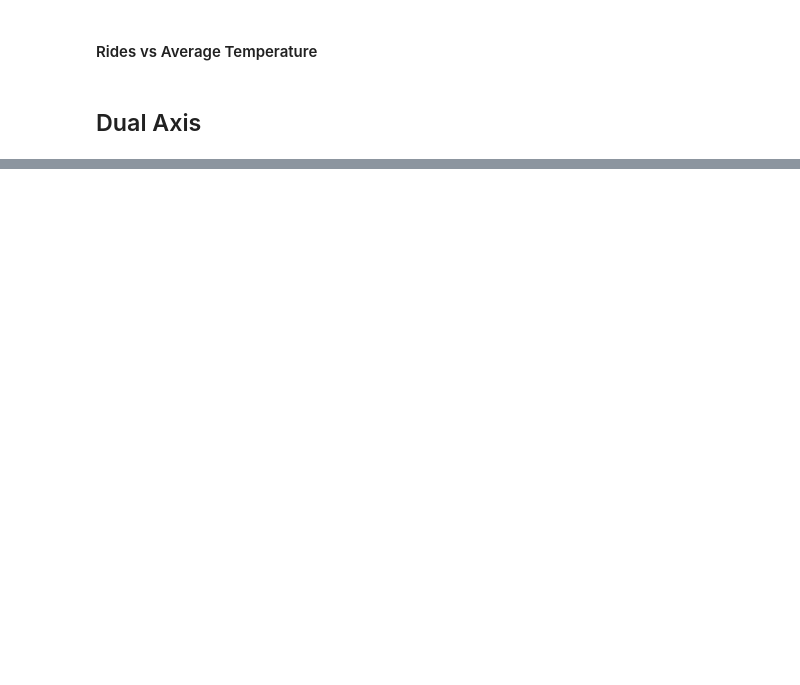
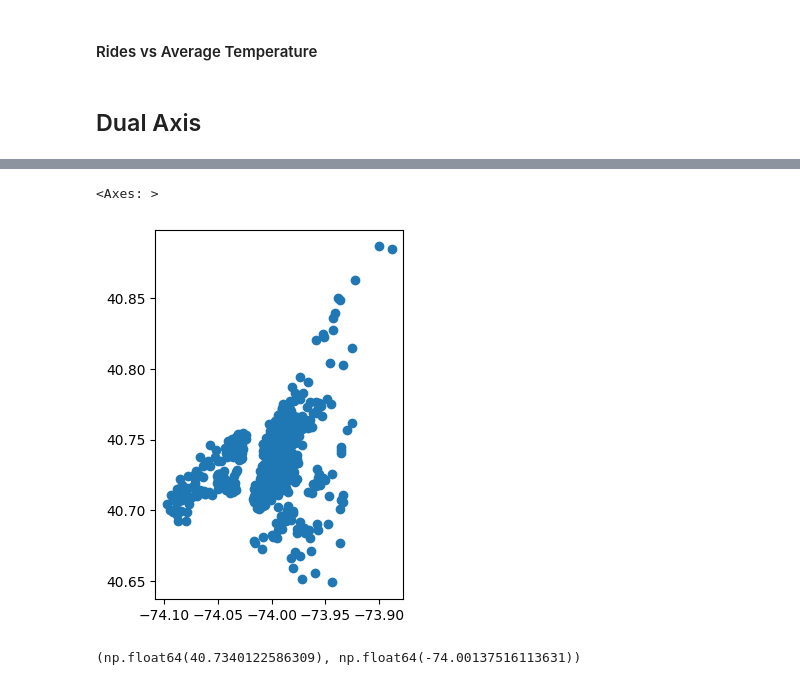
Before and after one commit to hovhannisyan91/aca, a Jupyter notebook: lab/python/notebooks/Session_15_2_geonalytics.ipynb, the cells around one changed output, grey strips where cells are left out. Cells and saved outputs as stored; diff of their text form; code cells hidden in the pictures; blank space fills up the shorter version.

```diff
--- a/lab/python/notebooks/Session_15_2_geonalytics.ipynb
+++ b/lab/python/notebooks/Session_15_2_geonalytics.ipynb
@@ -1206,0 +1763,12 @@ fig.show()
+# %%
+station_gdf.plot()
+# %% [output]
+<Axes: >
+[figure, added]
+# %%
+center_lat = station_gdf.geometry.y.mean()
+center_lng = station_gdf.geometry.x.mean()
+
+center_lat, center_lng
+# %% [output]
+(np.float64(40.7340122586309), np.float64(-74.00137516113631))
```
Also changed, not shown: parts of 46 cells of this notebook.
